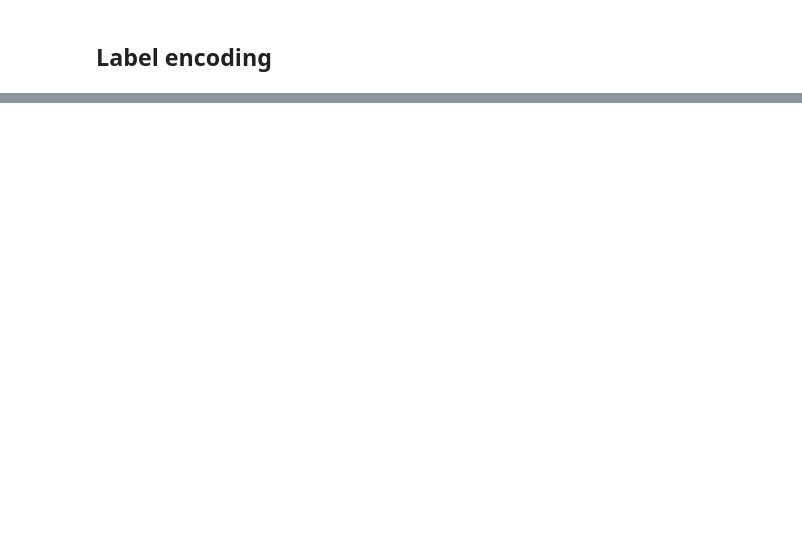
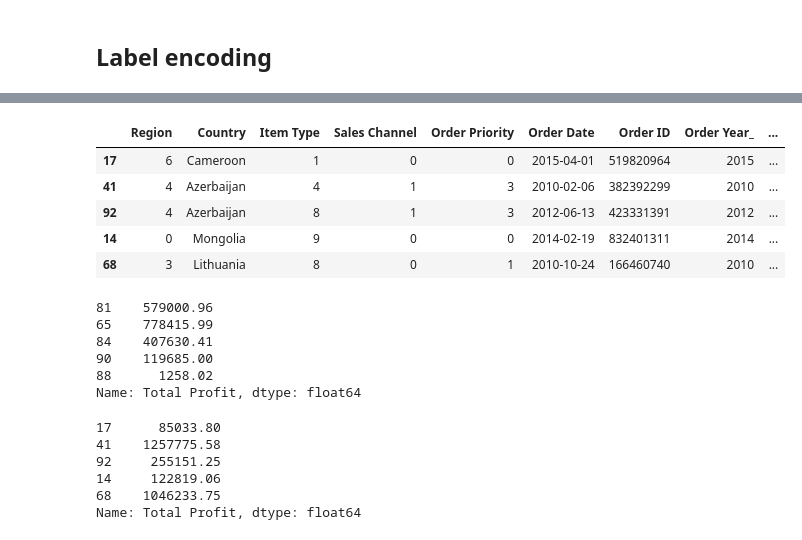
Before and after one commit to SamNijin/Analyzing-Amazon-Sales-Data, a Jupyter notebook: Amazon-Sales-Analysis.ipynb, the cells around one changed output, grey strips where cells are left out. Drawn from its saved outputs; the diff is of its cells as text; code cells hidden in the pictures; blank space fills up the shorter version.

```diff
--- a/Amazon-Sales-Analysis.ipynb
+++ b/Amazon-Sales-Analysis.ipynb
@@ -159,0 +177,27 @@ sales_data.tail()
+# %%
+X_test.head()
+# %% [output]
+|  | Region | Country | Item Type | Sales Channel | Order Priority | Order Date | Order ID | Order Year_ | ... |
+| 17 | 6 | Cameroon | 1 | 0 | 0 | 2015-04-01 | 519820964 | 2015 | ... |
+| 41 | 4 | Azerbaijan | 4 | 1 | 3 | 2010-02-06 | 382392299 | 2010 | ... |
+| 92 | 4 | Azerbaijan | 8 | 1 | 3 | 2012-06-13 | 423331391 | 2012 | ... |
+| 14 | 0 | Mongolia | 9 | 0 | 0 | 2014-02-19 | 832401311 | 2014 | ... |
+| 68 | 3 | Lithuania | 8 | 0 | 1 | 2010-10-24 | 166460740 | 2010 | ... |
+# %%
+y_train.head()
+# %% [output]
+81    579000.96
+65    778415.99
+84    407630.41
+90    119685.00
+88      1258.02
+Name: Total Profit, dtype: float64
+# %%
+y_test.head()
+# %% [output]
+17      85033.80
+41    1257775.58
+92     255151.25
+14     122819.06
+68    1046233.75
+Name: Total Profit, dtype: float64
```
Also changed, not shown: parts of 5 cells of this notebook.
